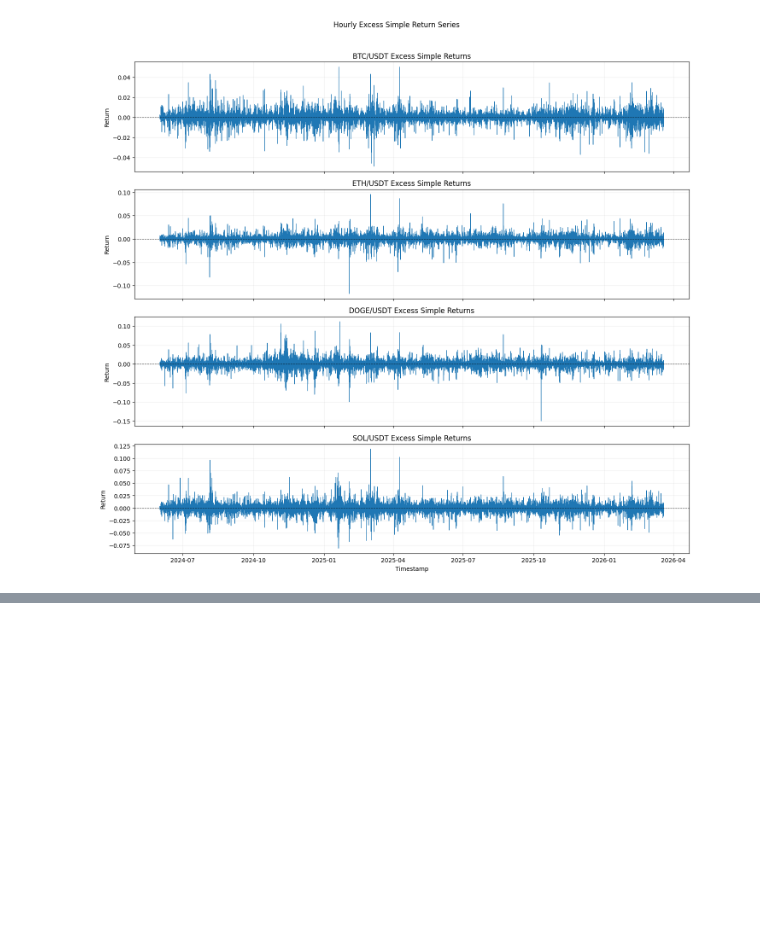
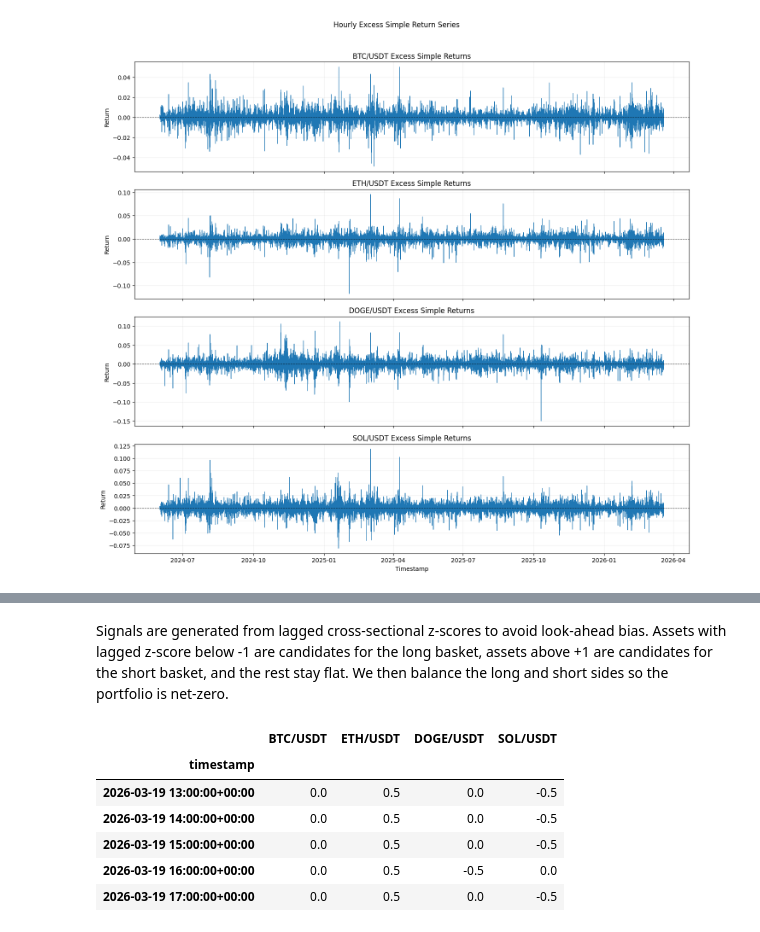
Before and after one commit to PeterLP123/Algo-Trading-Project, a Jupyter notebook: strategy.ipynb, the cells around one changed output, grey strips where cells are left out. Saved outputs shown, nothing was run; the diff lists cells and outputs as text; code cells hidden in the pictures; blank space fills up the shorter version.

```diff
--- a/strategy.ipynb
+++ b/strategy.ipynb
@@ -325,0 +554,35 @@ plt.show()
+# %% [markdown]
+Signals are generated from lagged cross-sectional z-scores to avoid look-ahead bias. Assets with lagged z-score below -1 are candidates for the long basket, assets above +1 are candidates for the short basket, and the rest stay flat. We then balance the long and short sides so the portfolio is net-zero.
+# %%
+ENTRY_ZSCORE = 1.0
+lagged_zscore_df = zscore_df.shift(1)
+
+raw_signal_df = pd.DataFrame(0.0, index=close_df.index, columns=ASSET_COLUMNS)
+raw_signal_df = raw_signal_df.mask(lagged_zscore_df < -ENTRY_ZSCORE, 1.0)
+raw_signal_df = raw_signal_df.mask(lagged_zscore_df > ENTRY_ZSCORE, -1.0)
+
+
+def balance_cross_sectional_signals(signal_row: pd.Series) -> pd.Series:
+    balanced_row = pd.Series(0.0, index=signal_row.index)
+    long_assets = signal_row[signal_row > 0].index
+    short_assets = signal_row[signal_row < 0].index
+
+    if len(long_assets) == 0 or len(short_assets) == 0:
+        return balanced_row
+
+    balanced_row.loc[long_assets] = 0.5 / len(long_assets)
+    balanced_row.loc[short_assets] = -0.5 / len(short_assets)
+    return balanced_row
+
+
+signal_df = raw_signal_df.apply(balance_cross_sectional_signals, axis=1)
+
+display(signal_df.tail())
+# %% [output]
+|  | BTC/USDT | ETH/USDT | DOGE/USDT | SOL/USDT |
+| timestamp |  |  |  |  |
+| 2026-03-19 13:00:00+00:00 | 0.0 | 0.5 | 0.0 | -0.5 |
+| 2026-03-19 14:00:00+00:00 | 0.0 | 0.5 | 0.0 | -0.5 |
+| 2026-03-19 15:00:00+00:00 | 0.0 | 0.5 | 0.0 | -0.5 |
+| 2026-03-19 16:00:00+00:00 | 0.0 | 0.5 | -0.5 | 0.0 |
+| 2026-03-19 17:00:00+00:00 | 0.0 | 0.5 | 0.0 | -0.5 |
```
Also changed, not shown: parts of 20 cells of this notebook, 1 other file.
